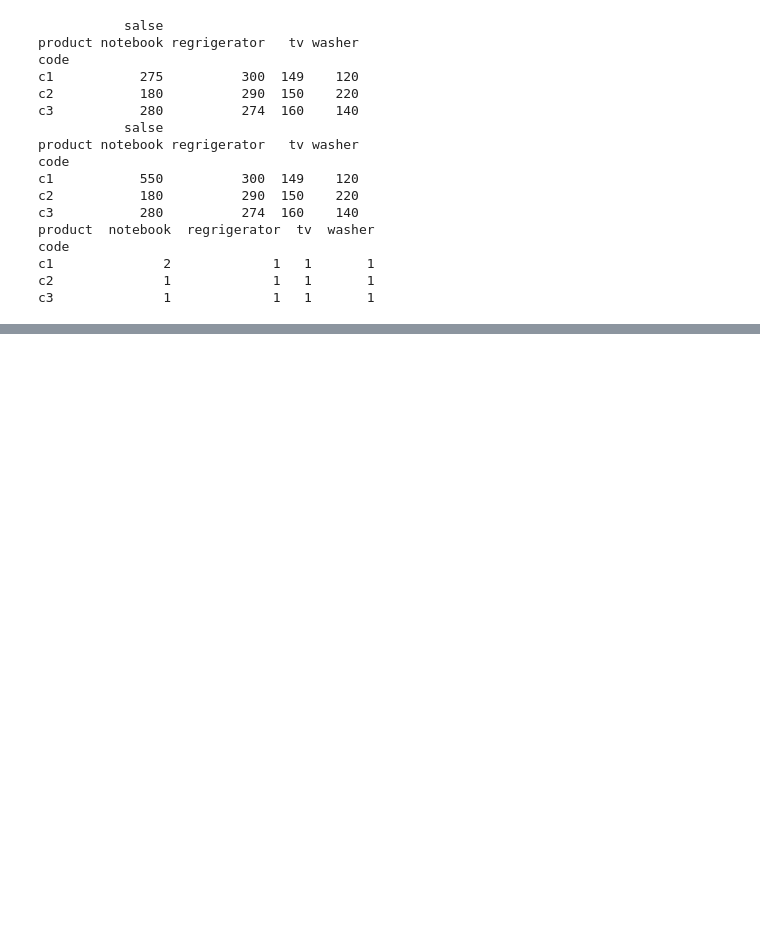
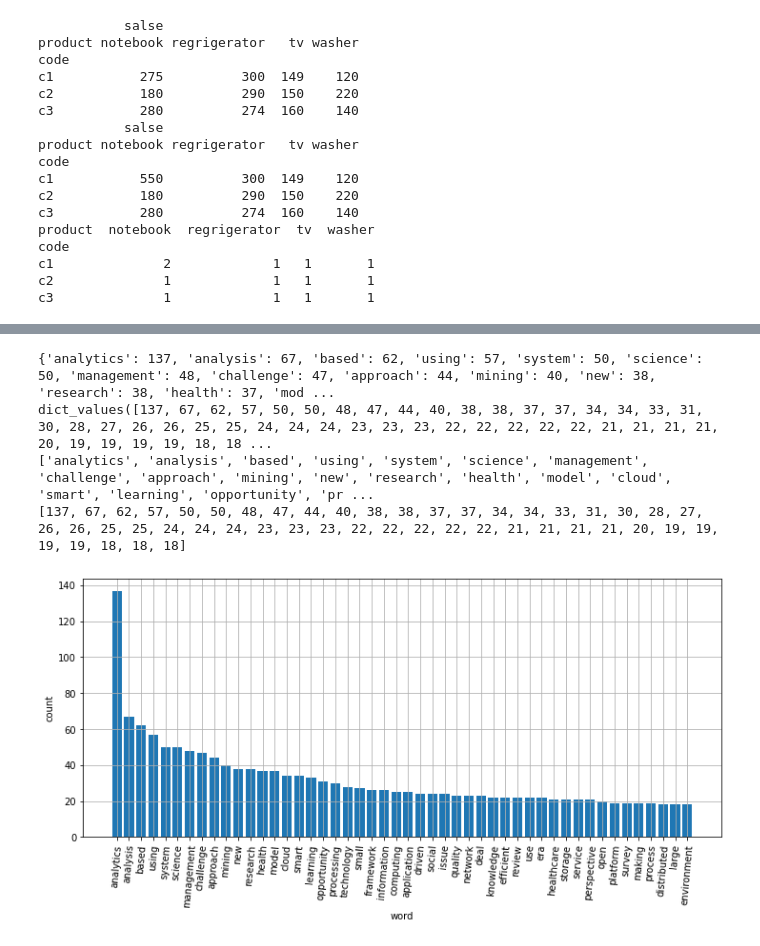
Before and after one commit to ldhml/Bigdata, a Jupyter notebook: bigdata.ipynb, the cells around one changed output, grey strips where cells are left out. Saved outputs shown, nothing was run; the diff lists cells and outputs as text; code cells hidden in the pictures; blank space fills up the shorter version.

```diff
--- a/bigdata.ipynb
+++ b/bigdata.ipynb
@@ -2270,0 +2434,7 @@ c3              1             1   1       1
+# %%
+file_path='/content/riss_bigdata2.csv'
+riss_df=pd.read_csv(file_path)
+print(riss_df)
+
+all_title=ress_df['제목']
+print(all_title)
@@ -2270,0 +2496,17 @@ c3              1             1   1       1
+# %%
+#wirds2 리스트에 있는 단어별로 출현 횟수를 계산하여
+#딕셔너리 객체인 Counter()을 통해 count를 생성
+count=Counter(words2)
+print(count)
+word_count=dict()
+
+#출현 횟수가 많은 상위 50개 단어 count. most_common(50) 중에서,
+#단어 길이가 1보다 큰 것만 word_count 저장한 후 출력
+for tag,counts in count.most_common(50):
+  if(len(str(tag))>1): #string으로 바꿨을 때 길이가 1이상인 단어
+    word_count[tag]=counts
+    print("%s:%d"%(tag,counts))
+
+#bkg,data가 너무 많아서 삭제한다는 뜻
+del word_count['big']
+del word_count['data']
@@ -2270,0 +2531,26 @@ c3              1             1   1       1
+# %%
+#히스토그램 표시 옵션
+plt.figure(figsize=(12,5))
+plt.xlabel("word")
+plt.ylabel("count")
+plt.grid(True)
+
+#x축 값으로 사용할 sorted_Keys와 y축 값으로 사용할 sorted_Values를 역순으로 정렬
+#x축 눈금 plt.xticks은 sorted_Keys 리스트의 값(상위 50개 단어)을 순서대로 사용
+print(word_count)
+print(word_count.values())
+sorted_Keys=sorted(word_count,key=word_count.get,reverse=True)
+sorted_Values=sorted(word_count.values(),reverse=True)
+print(sorted_Keys)
+print(sorted_Values)
+
+plt.bar(range(len(word_count)),sorted_Values,align='center')
+plt.xticks(range(len(word_count)),list(sorted_Keys),rotation='85')
+
+plt.show()
+# %% [output]
+{'analytics': 137, 'analysis': 67, 'based': 62, 'using': 57, 'system': 50, 'science': 50, 'management': 48, 'challenge': 47, 'approach': 44, 'mining': 40, 'new': 38, 'research': 38, 'health': 37, 'mod ...
+dict_values([137, 67, 62, 57, 50, 50, 48, 47, 44, 40, 38, 38, 37, 37, 34, 34, 33, 31, 30, 28, 27, 26, 26, 25, 25, 24, 24, 24, 23, 23, 23, 22, 22, 22, 22, 22, 21, 21, 21, 21, 20, 19, 19, 19, 19, 18, 18 ...
+['analytics', 'analysis', 'based', 'using', 'system', 'science', 'management', 'challenge', 'approach', 'mining', 'new', 'research', 'health', 'model', 'cloud', 'smart', 'learning', 'opportunity', 'pr ...
+[137, 67, 62, 57, 50, 50, 48, 47, 44, 40, 38, 38, 37, 37, 34, 34, 33, 31, 30, 28, 27, 26, 26, 25, 25, 24, 24, 24, 23, 23, 23, 22, 22, 22, 22, 22, 21, 21, 21, 21, 20, 19, 19, 19, 19, 18, 18, 18]
+[figure, added]
```
Also changed, not shown: parts of 19 cells of this notebook.
